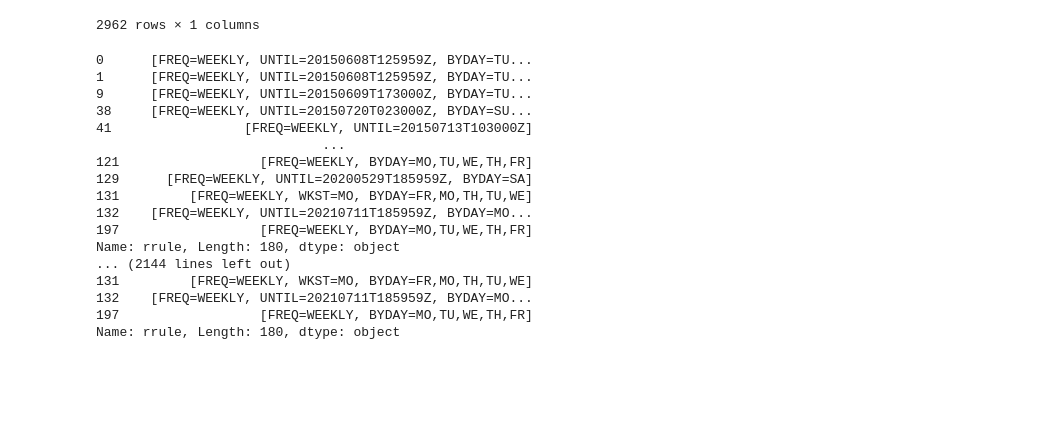
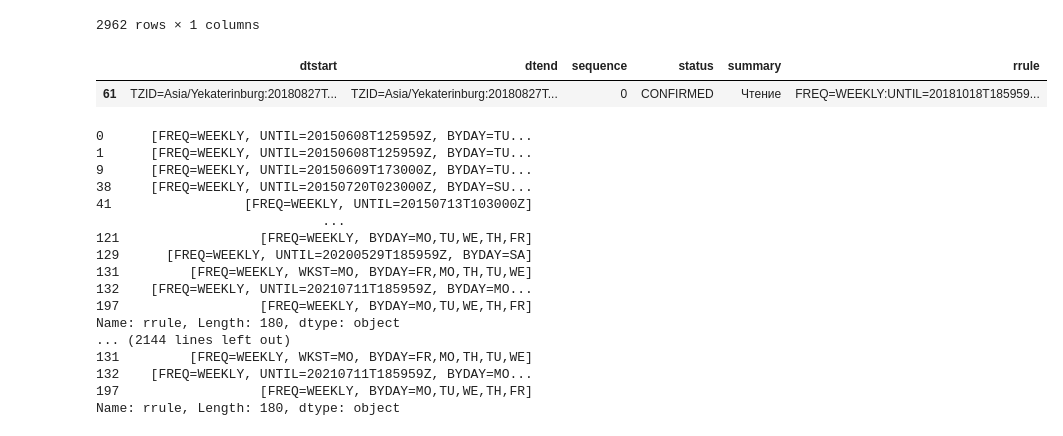
Before and after one commit to Shurick-G/ICalParse, a Jupyter notebook: IcalParse.ipynb, the cells around one changed output. Saved outputs shown, nothing was run; the diff lists cells and outputs as text; code cells hidden in the pictures; blank space fills up the shorter version.

```diff
--- a/IcalParse.ipynb
+++ b/IcalParse.ipynb
@@ -103,7 +3,0 @@ test_cal = 'https://calendar.google.com/calendar/ical/4776822995e93bcb2b0e17a8e9
-# %%
-df = pd.DataFrame()
-
-for cal in cals:
-    tepm_df = pd.DataFrame( get_cal(cals[cal]) )
-    tepm_df['cal'] = f'{cal}'
-    df = pd.concat([df, tepm_df], axis=0)
@@ -119,18 +3,0 @@ df.head()
-# %%
-df.columns = map(str.lower, df.columns)
-# Ещё один способ:
-# data.columns = [x.lower() for x in data.columns]
-df = df[~df['dtstart'].str.contains('VALUE')]
-date_cols = ['dtstart', 'dtend']
-
-for col in date_cols:
-    # Т.к. некоторые даты имеют вид: 20150610T145500Z, а некоторые: TZID=Asia/Vladivostok:20150609T180000 или VALUE=DATE:20150614
-    # Приведём всё к одному виду, отрезав лишнее (лишнее то, что до ':')
-    df[f'{col}'] = df[f'{col}'].apply(lambda x:  x.split(':')[1] if len(x.split(':'))>1 else x )
-    df[f'{col}'] = df[f'{col}'].str.replace('Z', '')
-    df[f'{col}'] = pd.to_datetime(df[f'{col}'], format='%Y%m%dT%H%M%S')
-
-    time_col_name = col.replace('dt', 't_')
-    df[f'{time_col_name}'] = df[f'{col}'].apply(lambda x: x.time())
-# %%
-df['duration'] = (df['dtend'] - df['dtstart']).apply(lambda x: x.seconds // 3600)
@@ -182,6 +67,11 @@ timeline
 | 2023-07-16 | 6 |
 | 2023-07-17 | 0 |
 2962 rows × 1 columns
+# %%
+df[~df['rrule'].isna()]
+# %% [output]
+|  | dtstart | dtend | sequence | status | summary | rrule |
+| 61 | TZID=Asia/Yekaterinburg:20180827T... | TZID=Asia/Yekaterinburg:20180827T... | 0 | CONFIRMED | Чтение | FREQ=WEEKLY:UNTIL=20181018T185959... |
 # %%
 def create_events_by_rule(df, st=None, end=None):
      temp = df[~df['rrule'].isna()]
```
Also changed, not shown: parts of 14 cells of this notebook, 1 other file.
